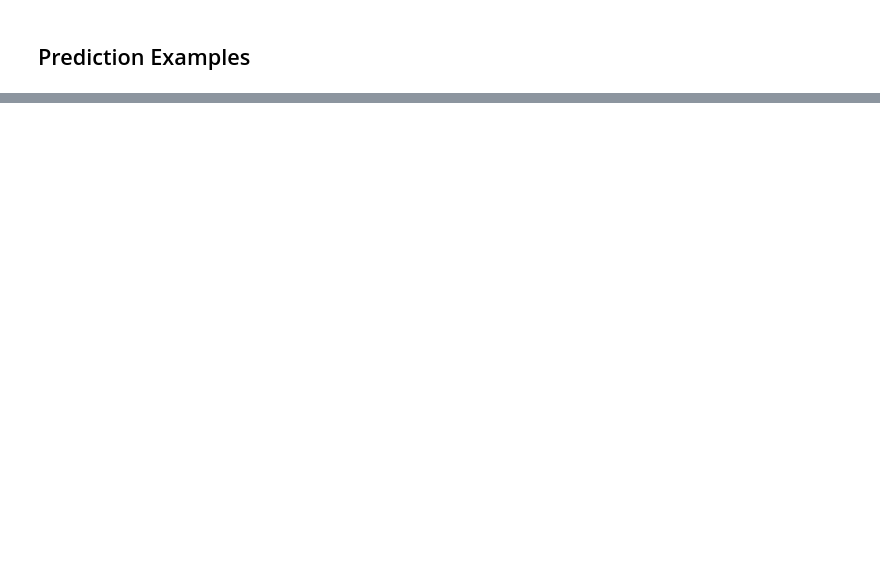
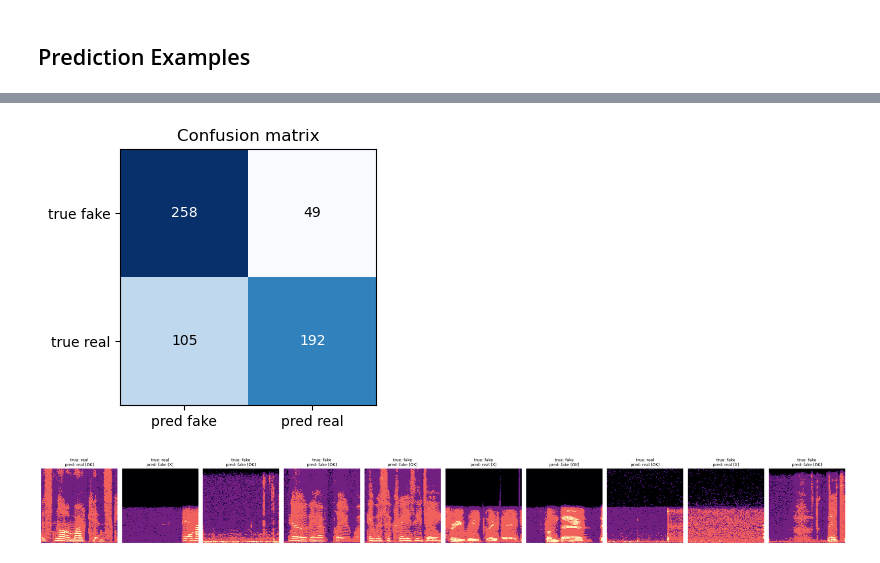
Before and after one commit to EastonSell/speech-deepfake-detection, a Jupyter notebook: notebooks/evaluation.ipynb, the cells around one changed output, grey strips where cells are left out. Drawn from its saved outputs; the diff is of its cells as text; code cells hidden in the pictures; blank space fills up the shorter version.

```diff
--- a/notebooks/evaluation.ipynb
+++ b/notebooks/evaluation.ipynb
@@ -164,0 +230,36 @@ plt.show()
+# %%
+cm = np.array([[tp, fn], [fp, tn]])
+fig, ax = plt.subplots(figsize=(3.7, 3.3))
+ax.imshow(cm, cmap="Blues")
+ax.set_xticks([0, 1])
+ax.set_xticklabels(["pred fake", "pred real"])
+ax.set_yticks([0, 1])
+ax.set_yticklabels(["true fake", "true real"])
+
+for i in range(2):
+    for j in range(2):
+        ax.text(j, i, int(cm[i, j]), ha="center", va="center", color="white" if cm[i, j] > cm.max() / 2 else "black")
+
+ax.set_title("Confusion matrix")
+plt.tight_layout()
+plt.savefig(FIG_DIR / "confusion_2bit.png", dpi=150)
+plt.show()
+# %% [output]
+[figure, added]
+# %%
+k = min(10, len(specs))
+fig, axes = plt.subplots(1, k, figsize=(2.6 * k, 3))
+axes = np.atleast_1d(axes)
+
+for i, ax in enumerate(axes):
+    ax.imshow(specs[i].T, aspect="auto", origin="lower", cmap="magma")
+    ok = "OK" if y_true[i] == y_pred[i] else "X"
+    title = f"true: {id_to_label[y_true[i]]}\npred: {id_to_label[y_pred[i]]} [{ok}]"
+    ax.set_title(title, fontsize=9)
+    ax.axis("off")
+
+plt.tight_layout()
+plt.savefig(FIG_DIR / "predictions_2bit.png", dpi=150)
+plt.show()
+# %% [output]
+[figure, added]
```
Also changed, not shown: parts of 7 cells of this notebook, 20 other files.
